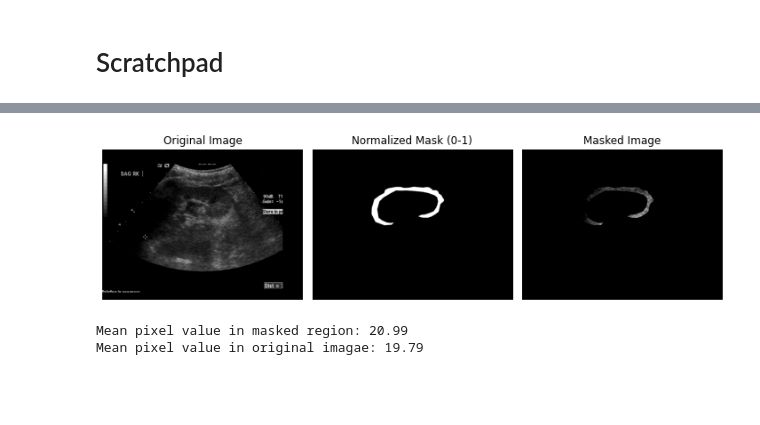
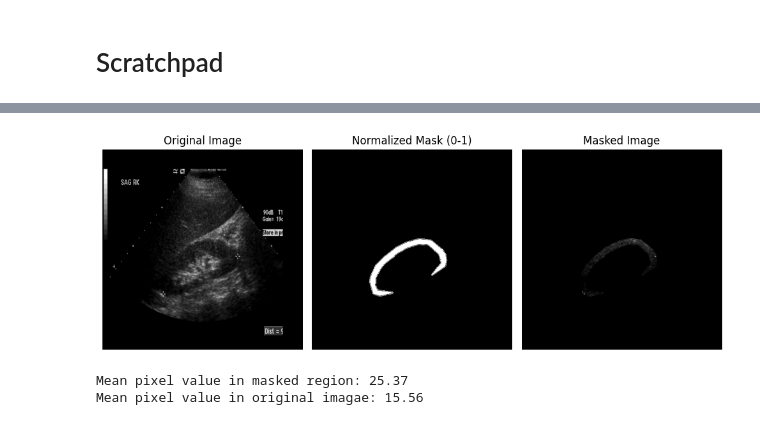
Before and after one commit to ricky-hu/kidney, a Jupyter notebook: ExtractRadiomics.ipynb, the cells around one changed output, grey strips where cells are left out. Saved outputs shown, nothing was run; the diff lists cells and outputs as text; code cells hidden in the pictures; blank space fills up the shorter version.

```diff
--- a/ExtractRadiomics.ipynb
+++ b/ExtractRadiomics.ipynb
@@ -199,8 +258,8 @@ import numpy as np
 import matplotlib.pyplot as plt
 from PIL import Image
 
-im_path_png = r'C:\Users\rckyh\Desktop\repo\kidney_ped\kidney\images\raw\100__Still_images_5376_IM-0001-0023_masked.png'
-mask_path_png = r'C:\Users\rckyh\Desktop\repo\kidney_ped\kidney\images\masks\100__Still_images_5376_IM-0001-0023_cortex_segmentation.png'
+im_path_png = r'C:\Users\rckyh\Desktop\repo\kidney_ped\kidney\images_autosegment\raw\1__Still images_IM-0001-0020.png'
+mask_path_png = r'C:\Users\rckyh\Desktop\repo\kidney_ped\kidney\images_autosegment\masks\1__Still images_IM-0001-0020.png'
 
 # Step 1: Load image and mask
 im = np.array(Image.open(im_path_png).convert('L'))   # Convert to grayscale
@@ -213,36 +272,36 @@ mask_binary = (mask > 0).astype(np.uint8)  # Converts non-zero values to 1 and z
 masked_image = im * mask_binary
 
 # Step 4: Display
 plt.figure(figsize=(10,4))
 
 plt.subplot(1,3,1)
 plt.imshow(im, cmap='gray')
 plt.title('Original Image')
 plt.axis('off')
 
 plt.subplot(1,3,2)
 plt.imshow(mask_binary, cmap='gray')
 plt.title('Normalized Mask (0-1)')
 plt.axis('off')
 
 plt.subplot(1,3,3)
 plt.imshow(masked_image, cmap='gray')
 plt.title('Masked Image')
 plt.axis('off')
 
 plt.tight_layout()
 plt.show()
 
 # Step 5: Compute mean of masked region (non-zero mask)
 masked_values = im[mask_binary == 1]
 mean_val = masked_values.mean()
 mean_val_original = im.mean()
 print(f"Mean pixel value in masked region: {mean_val:.2f}")
 print(f"Mean pixel value in original imagae: {mean_val_original:.2f}")
 # %% [output]
-[figure, old version]
+[figure, new version]
-Mean pixel value in masked region: 20.99
-Mean pixel value in original imagae: 19.79
+Mean pixel value in masked region: 25.37
+Mean pixel value in original imagae: 15.56
 # %%
 im_path_NRRD = r'C:\Users\rckyh\Desktop\repo\kidney_ped\kidney\images\masks\nrrdFiles\1__Still images_IM-0001-0020_cortex_segmentation_mask_1.nrrd'
 mask_path_NRRD = r'C:\Users\rckyh\Desktop\repo\kidney_ped\kidney\images\raw\nrrdFiles\1__Still images_IM-0001-0020_masked.nrrd'
```
Also changed, not shown: parts of 2 cells of this notebook, 8 other files.
